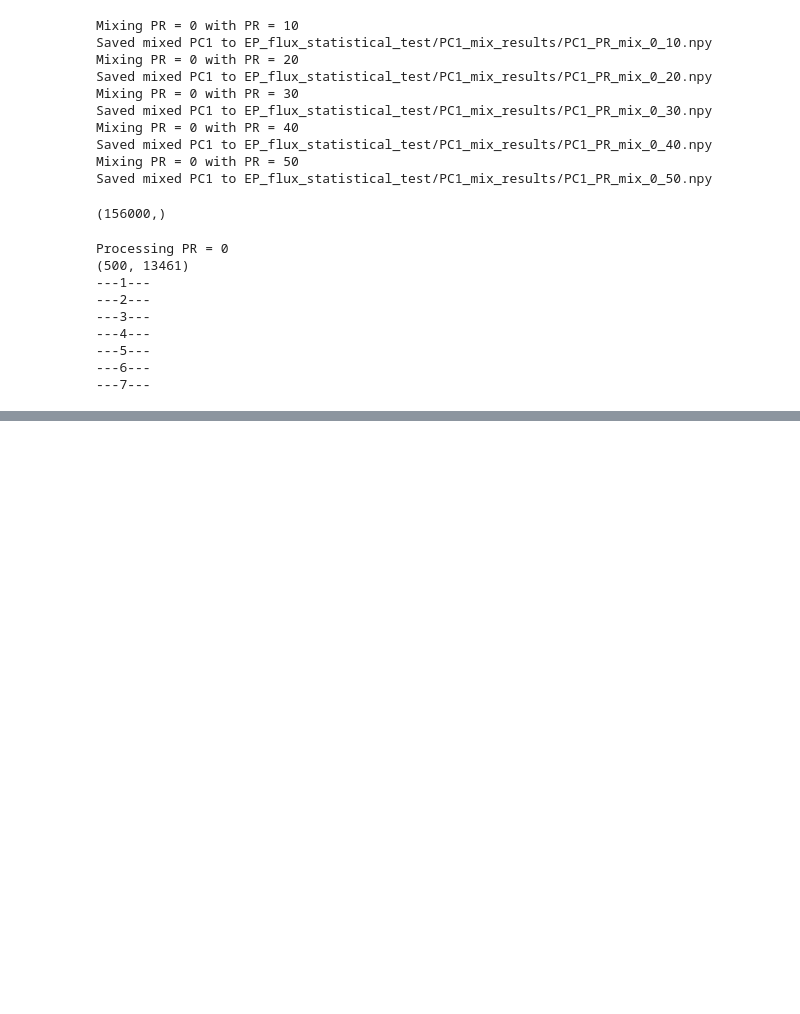
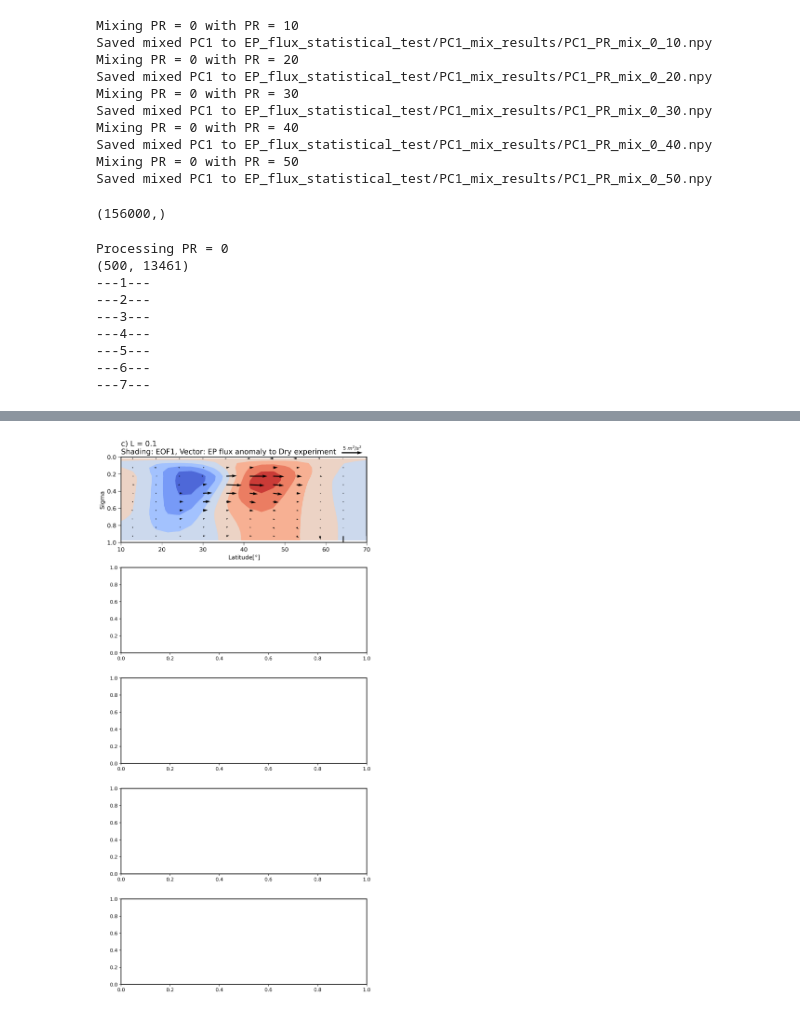
Before and after one commit to PeterChang1023/Moist_Dycore, a Jupyter notebook: IdealizeSpetral.jl/exp/HSt42/vq_new2_statistical_test.ipynb, the cells around one changed output, grey strips where cells are left out. Drawn from its saved outputs; the diff is of its cells as text; code cells hidden in the pictures; blank space fills up the shorter version.

```diff
--- a/IdealizeSpetral.jl/exp/HSt42/vq_new2_statistical_test.ipynb
+++ b/IdealizeSpetral.jl/exp/HSt42/vq_new2_statistical_test.ipynb
@@ -469,0 +813,90 @@ Processing PR = 0
+# %%
+import os
+import numpy as np
+import matplotlib.pyplot as plt
+import h5py
+import matplotlib as mpl
+
+def load_EOF(PR, save_dir):
+    EOF1 = np.load(f"{save_dir}/EOF1_PR_{PR}.npy")
+    return EOF1
+
+# Constants and configuration
+PR_values = range(10, 60, 10)
+f0 = 2 * 7.29E-5 * np.sin(np.deg2rad(np.linspace(-90, 90, 64)))
+g = 9.81
+lags_5_20  = range(15*4, 25*4, 1)
+lags_30_60 = range(90*4, 100*4, 1)
+save_dir          = "EP_flux_results"
+pc1_save_dir      = "PC1_results"
+time_idx_save_dir = "time_idx_results"
+ep_flux_mean_dir  = "EP_flux_mean_results"
+NH_idx = 32  # Northern Hemisphere starting index
+threshold = 3  # Wind speed threshold in m/s
+
+# Load baseline (PR=0) EP flux difference
+F_j_mean_diff_PR0 = np.load(os.path.join(ep_flux_mean_dir, f"F_j_mean_diff_PR_0.npy"))
+F_k_mean_diff_PR0 = np.load(os.path.join(ep_flux_mean_dir, f"F_k_mean_diff_PR_0.npy"))
+
+# Load standard deviation fields (for filtering)
+F_j_mean_diff_PR0_stat = np.load("EP_flux_statistical_test/statistical_result/F_j_diff_PR_0_final_500_samplings.npy")
+F_k_mean_diff_PR0_stat = np.load("EP_flux_statistical_test/statistical_result/F_k_diff_PR_0_final_500_samplings.npy")
+
+# Matplotlib config
+mpl.rcParams['axes.linewidth'] = 1.5
+fig, axes = plt.subplots(len(PR_values), 1, figsize=(8, 16), dpi=300)
+
+for j, PR in enumerate([10]):  # Modify if you want to do more PRs
+    F_j_mean_diff = np.load(os.path.join(ep_flux_mean_dir, f"F_j_mean_diff_PR_{PR}.npy"))
+    F_k_mean_diff = np.load(os.path.join(ep_flux_mean_dir, f"F_k_mean_diff_PR_{PR}.npy"))
+
+    # load stat
+    F_j_mean_diff_stat = np.load(os.path.join("EP_flux_statistical_test/statistical_result/", f"F_j_diff_PR_{PR}_final_500_samplings.npy"))
+    F_k_mean_diff_stat = np.load(os.path.join("EP_flux_statistical_test/statistical_result/", f"F_k_diff_PR_{PR}_final_500_samplings.npy"))
+
+    sigma_file = f"/data92/PeterChang/back_to_master1220/Moist_Dycore/IdealizeSpetral.jl/exp/HSt42/6hourly_uv_prime_EMF/PR{PR}/sigma/PR{PR}_500_20000day_6hourly_sigma_only_z.dat"
+    with h5py.File(sigma_file, "r") as sigma_file0:
+        sigma = np.asarray(sigma_file0["sigma"][:])
+
+    y = np.linspace(-90, 90, 64)
+    yy, zz = np.meshgrid(y, sigma)
+
+    # Compute anomaly relative to dry PR0 experiment
+    F_j_diff_final = F_j_mean_diff[:, NH_idx:] - F_j_mean_diff_PR0[:, NH_idx:]
+    F_k_diff_final = F_k_mean_diff[:, NH_idx:] - F_k_mean_diff_PR0[:, NH_idx:]
+    print(F_j_diff_final.shape)
+
+
+    # Plot
+    ax = axes[j]
+    EOF1_PRs = load_EOF(PR, pc1_save_dir)
+    ax.contourf(yy[:, NH_idx:], zz[:, NH_idx:], -EOF1_PRs, cmap='coolwarm')
+
+    # wind_plt = ax.quiver(
+    #     yy[::2, NH_idx::2], zz[::2, NH_idx::2],
+    #     F_j_diff_final[::2, ::2], F_k_diff_final[::2, ::2],
+    #     color="black", scale_units='xy', angles='xy', width=4e-3, scale=2
+    # )
+    wind_plt = ax.quiver(
+        yy[::2, NH_idx::2], zz[::2, NH_idx::2],
+        F_j_diff_final[::2, ::2], F_k_diff_final[::2, ::2],
+        color="black", scale_units='xy', angles='xy', width=4e-3, scale=2
+    )
+
+    ax.quiverkey(wind_plt, 0.94, 1.05, 10, r'5 $m^2/s^2$', labelpos='N', labelsep=0.05, color='black')
+    ax.set_ylim([1, 0])
+    ax.set_xlim([10, 70])
+    ax.set_xlabel("Latitude[$\degree$]", fontsize=12)
+    ax.set_ylabel("Sigma", fontsize=12)
+    ax.tick_params(axis='x', labelsize=12)
+    ax.tick_params(axis='y', labelsize=12)
+    ax.tick_params(direction='out', length=6)
+
+    if PR == 10:
+        ax.set_title(f"c) L = {PR * 0.01} \n" + "Shading: EOF1, Vector: EP flux anomaly to Dry experiment", fontsize=15, loc="left")
+    else:
+        ax.set_title(f"L = {PR * 0.01} \n" + "Shading: EOF1, Vector: EP flux anomaly to Dry experiment", fontsize=15, loc="left")
+
+plt.tight_layout()
+plt.show()
+# %% [output]
@@ -469,0 +904 @@ Processing PR = 0
+[figure, added]
```
Also changed, not shown: parts of 13 cells of this notebook.
